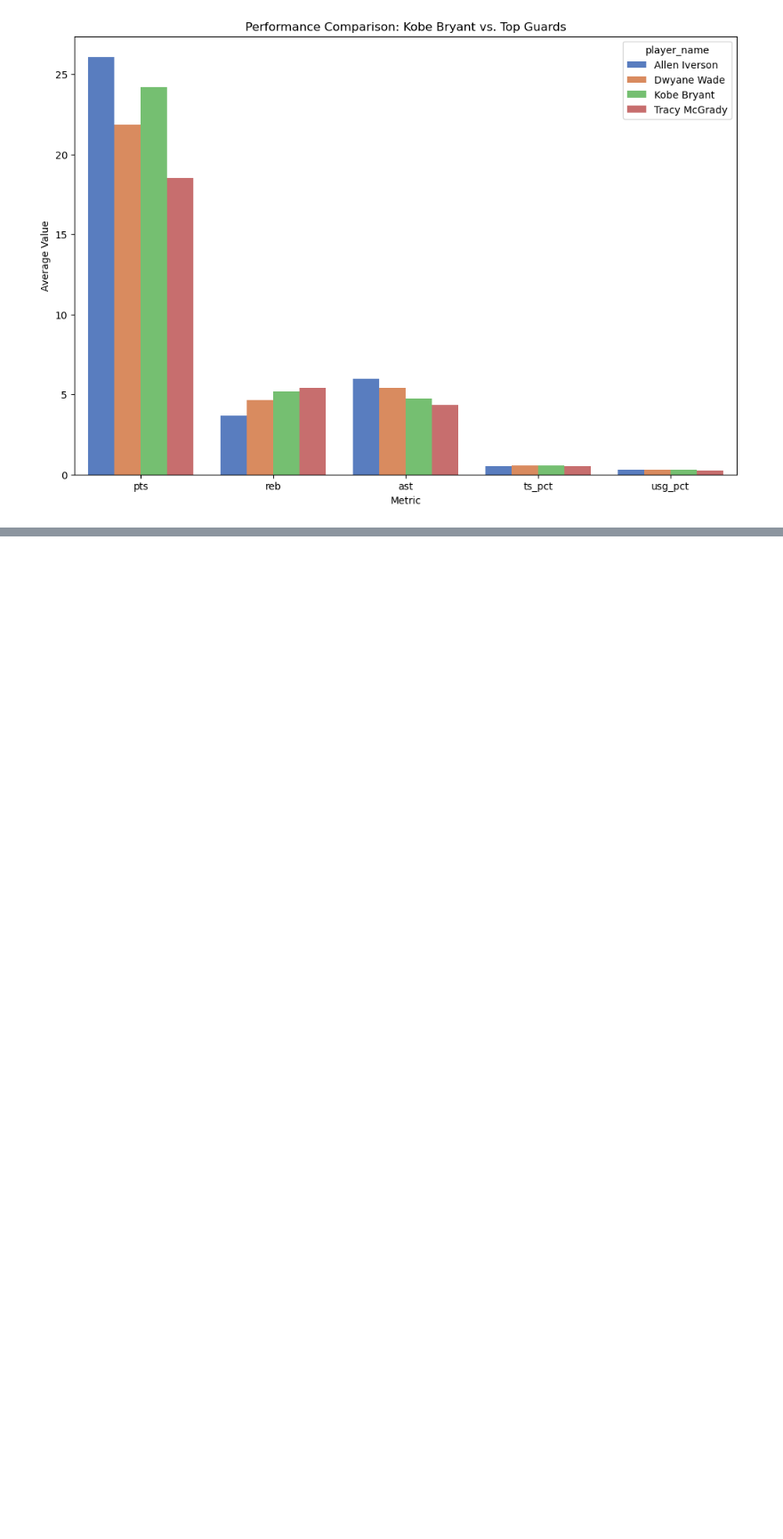
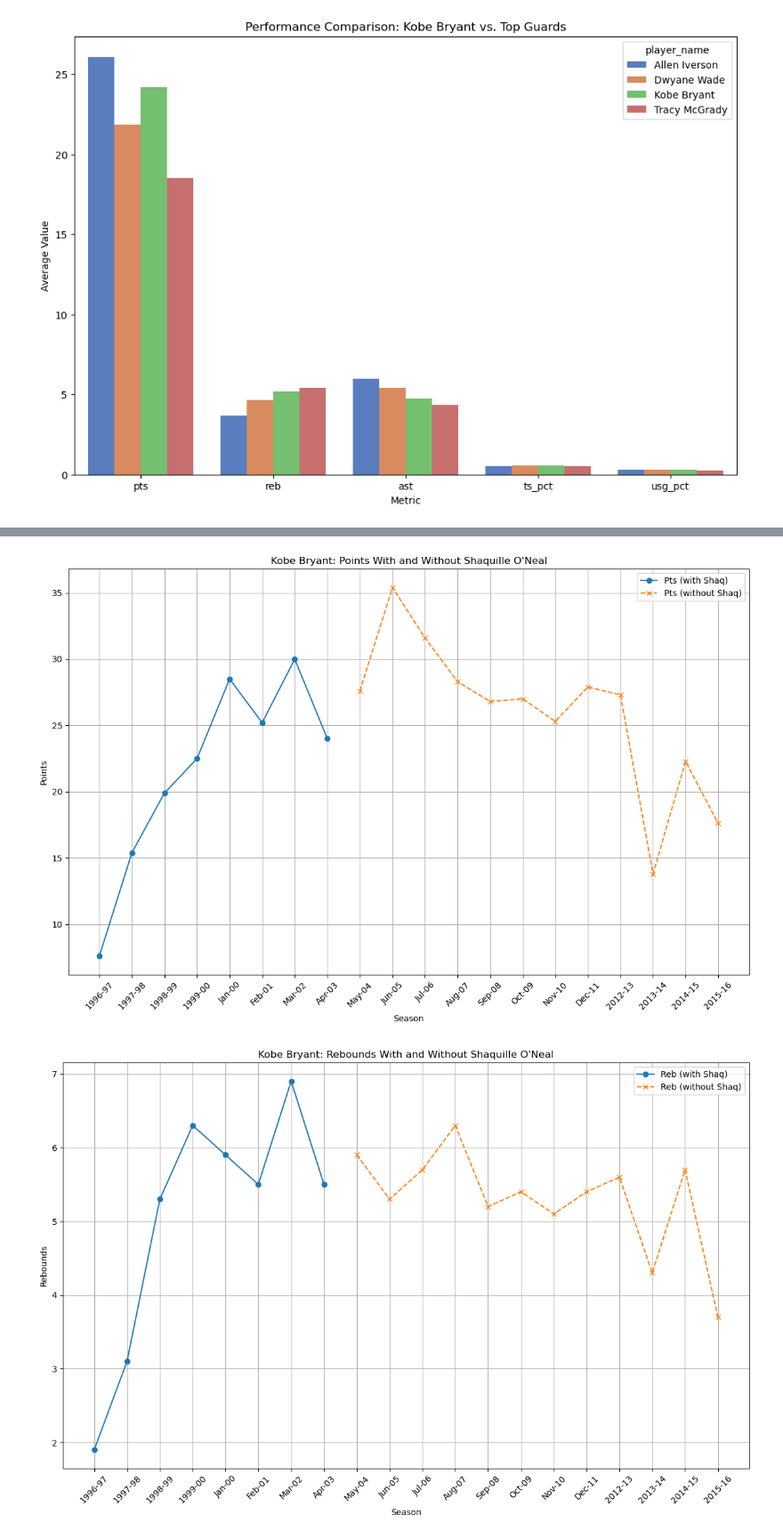
Before and after one commit to Zening-W/Lakers-championship-analysis, a Jupyter notebook: position_data_cleaning.ipynb, the cells around one changed output, grey strips where cells are left out. Shown at 89% size. Drawn from its saved outputs; the diff is of its cells as text; code cells hidden in the pictures; blank space fills up the shorter version.

```diff
--- a/position_data_cleaning.ipynb
+++ b/position_data_cleaning.ipynb
@@ -225,0 +141,36 @@ See the caveats in the documentation: https://pandas.pydata.org/pandas-docs/stab
+# %%
+import pandas as pd
+import matplotlib.pyplot as plt
+
+df = pd.read_csv('lakers_kobe_years_significant.csv')
+
+kobe_data = df[df['player_name'] == 'Kobe Bryant']
+shaq_data = df[df['player_name'] == 'Shaquille O\'Neal']['season'].tolist()
+
+def plot_stat_with_and_without_shaq(stat, ylabel, title, filename):
+    with_shaq = kobe_data[kobe_data['season'].isin(shaq_data)]
+    without_shaq = kobe_data[~kobe_data['season'].isin(shaq_data)]
+
+    plt.figure(figsize=(12, 8))
+    plt.plot(with_shaq['season'], with_shaq[stat], label=f'{stat.capitalize()} (with Shaq)', linestyle='-', marker='o')
+    plt.plot(without_shaq['season'], without_shaq[stat], label=f'{stat.capitalize()} (without Shaq)', linestyle='--', marker='x')
+
+    plt.xlabel('Season')
+    plt.ylabel(ylabel)
+    plt.title(title)
+    plt.legend()
+    plt.grid(True)
+    plt.xticks(rotation=45)
+    plt.tight_layout()
+    plt.show()
+
+plot_stat_with_and_without_shaq('pts', 'Points', 'Kobe Bryant: Points With and Without Shaquille O\'Neal', 'kobe_pts_with_without_shaq.png')
+plot_stat_with_and_without_shaq('reb', 'Rebounds', 'Kobe Bryant: Rebounds With and Without Shaquille O\'Neal', 'kobe_reb_with_without_shaq.png')
+plot_stat_with_and_without_shaq('ast', 'Assists', 'Kobe Bryant: Assists With and Without Shaquille O\'Neal', 'kobe_ast_with_without_shaq.png')
+plot_stat_with_and_without_shaq('net_rating', 'Net Rating', 'Kobe Bryant: Net Rating With and Without Shaquille O\'Neal', 'kobe_net_rating_with_without_shaq.png')
+plot_stat_with_and_without_shaq('ts_pct', 'True Shooting Percentage', 'Kobe Bryant: True Shooting Percentage With and Without Shaquille O\'Neal', 'kobe_ts_pct_with_without_shaq.png')
+plot_stat_with_and_without_shaq('usg_pct', 'Usage Percentage', 'Kobe Bryant: Usage Percentage With and Without Shaquille O\'Neal', 'kobe_usg_pct_with_without_shaq.png')
+plot_stat_with_and_without_shaq('ast_pct', 'Assist Percentage', 'Kobe Bryant: Assist Percentage With and Without Shaquille O\'Neal', 'kobe_ast_pct_with_without_shaq.png')
+# %% [output]
+[figure, added]
+[figure, added]
```
Also changed, not shown: parts of 5 cells of this notebook, 3 other files.
